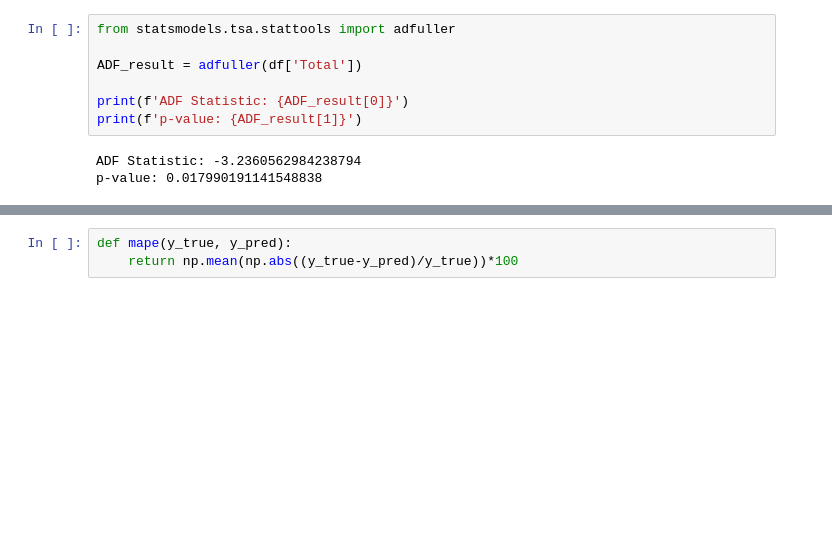
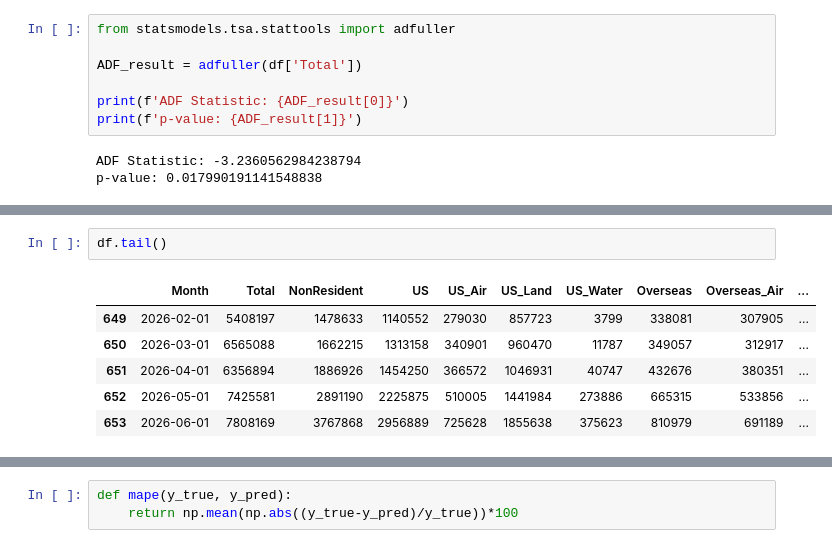
Before and after one commit to janessa13/Timeseries-Forecasting, a Jupyter notebook: Part 1.ipynb, the cells around one changed output, grey strips where cells are left out. Saved outputs shown, nothing was run; the diff lists cells and outputs as text; blank space fills up the shorter version.

```diff
--- a/Part 1.ipynb
+++ b/Part 1.ipynb
@@ -226,0 +266,9 @@ pred_df.head()
+# %%
+df.tail()
+# %% [output]
+|  | Month | Total | NonResident | US | US_Air | US_Land | US_Water | Overseas | Overseas_Air | ... |
+| 649 | 2026-02-01 | 5408197 | 1478633 | 1140552 | 279030 | 857723 | 3799 | 338081 | 307905 | ... |
+| 650 | 2026-03-01 | 6565088 | 1662215 | 1313158 | 340901 | 960470 | 11787 | 349057 | 312917 | ... |
+| 651 | 2026-04-01 | 6356894 | 1886926 | 1454250 | 366572 | 1046931 | 40747 | 432676 | 380351 | ... |
+| 652 | 2026-05-01 | 7425581 | 2891190 | 2225875 | 510005 | 1441984 | 273886 | 665315 | 533856 | ... |
+| 653 | 2026-06-01 | 7808169 | 3767868 | 2956889 | 725628 | 1855638 | 375623 | 810979 | 691189 | ... |
```
Also changed, not shown: parts of 22 cells of this notebook.
